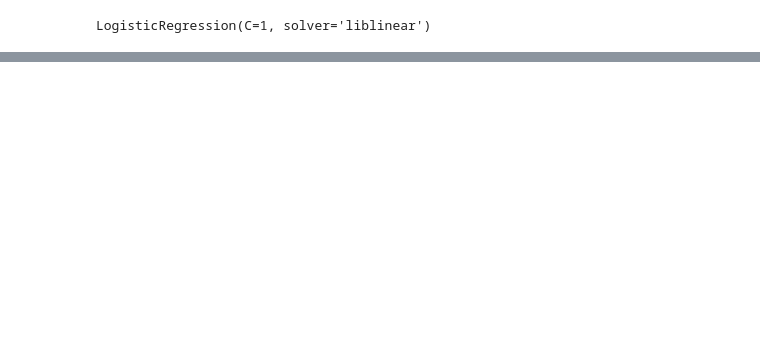
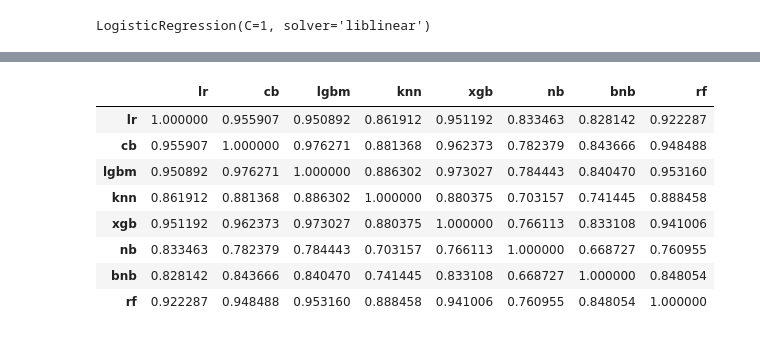
Before and after one commit to kozlowladimir/sber_nsu_hackaton, a Jupyter notebook: stacking and blending.ipynb, the cells around one changed output, grey strips where cells are left out. Saved outputs shown, nothing was run; the diff lists cells and outputs as text; code cells hidden in the pictures; blank space fills up the shorter version.

```diff
--- a/stacking and blending.ipynb
+++ b/stacking and blending.ipynb
@@ -610,6 +667,17 @@ lr_scores, lr_result, lr_oof_result = do_cv(
     lr_params,
     skf,
     'logreg',
+)
+
+rf_scores, rf_result, rf_oof_result = do_cv(
+    logreg_train,
+    logreg_test,
+    logreg_train['def'],
+    rf_columns,
+    [],
+    rf_params,
+    skf,
+    'rf',
 )
 
 skf = StratifiedKFold(n_splits=5, random_state=21, shuffle=True)
@@ -756,19 +824,33 @@ new_train_df = pd.DataFrame({
     'lr':lr_oof_result,
     'cb':cb_oof_result,
     'lgbm': lgbm_oof_result,
-#     'knn': knn_oof_result,
+    'knn': knn_oof_result,
     'xgb': xgb_oof_result,
     'nb': nb_oof_result,
     'bnb': bnb_oof_result,
+    'rf': rf_oof_result,
 })
 new_test_df = pd.DataFrame({
     'lr':lr_result,
     'cb':cb_result,
     'lgbm': lgbm_result,
-#     'knn': knn_result,
+    'knn': knn_result,
     'xgb': xgb_result,
     'nb': nb_result,
     'bnb': bnb_result,
+    'rf': rf_result,
 })
+# %%
+new_train_df.corr()
+# %% [output]
+|  | lr | cb | lgbm | knn | xgb | nb | bnb | rf |
+| lr | 1.000000 | 0.955907 | 0.950892 | 0.861912 | 0.951192 | 0.833463 | 0.828142 | 0.922287 |
+| cb | 0.955907 | 1.000000 | 0.976271 | 0.881368 | 0.962373 | 0.782379 | 0.843666 | 0.948488 |
+| lgbm | 0.950892 | 0.976271 | 1.000000 | 0.886302 | 0.973027 | 0.784443 | 0.840470 | 0.953160 |
+| knn | 0.861912 | 0.881368 | 0.886302 | 1.000000 | 0.880375 | 0.703157 | 0.741445 | 0.888458 |
+| xgb | 0.951192 | 0.962373 | 0.973027 | 0.880375 | 1.000000 | 0.766113 | 0.833108 | 0.941006 |
+| nb | 0.833463 | 0.782379 | 0.784443 | 0.703157 | 0.766113 | 1.000000 | 0.668727 | 0.760955 |
+| bnb | 0.828142 | 0.843666 | 0.840470 | 0.741445 | 0.833108 | 0.668727 | 1.000000 | 0.848054 |
+| rf | 0.922287 | 0.948488 | 0.953160 | 0.888458 | 0.941006 | 0.760955 | 0.848054 | 1.000000 |
 # %%
 roc_auc_score(logreg_train['def'], new_train_df.mean(axis=1))
```
Also changed, not shown: parts of 23 cells of this notebook, 1 other file.
